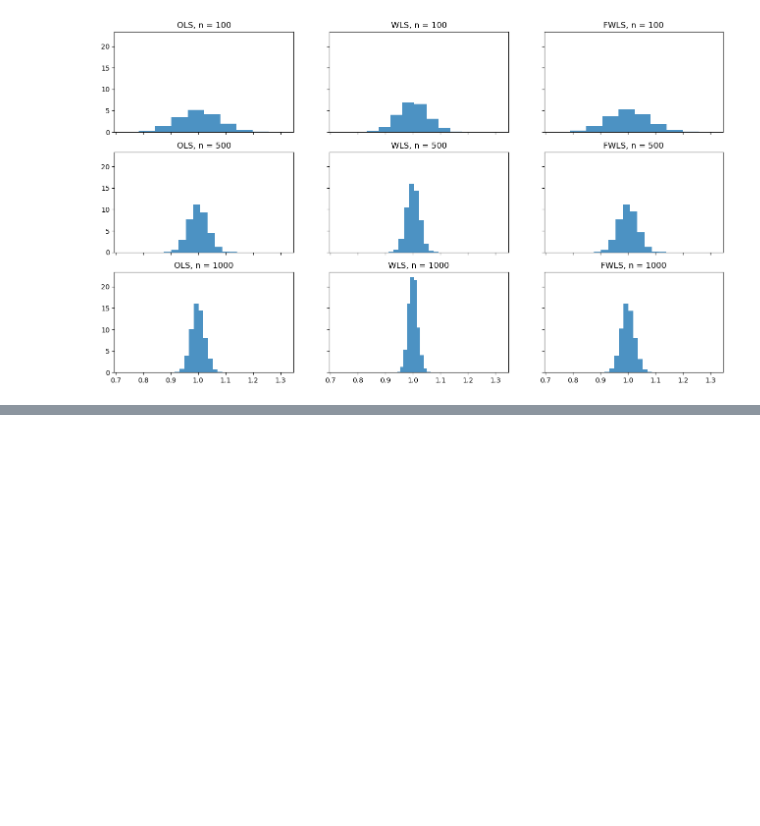
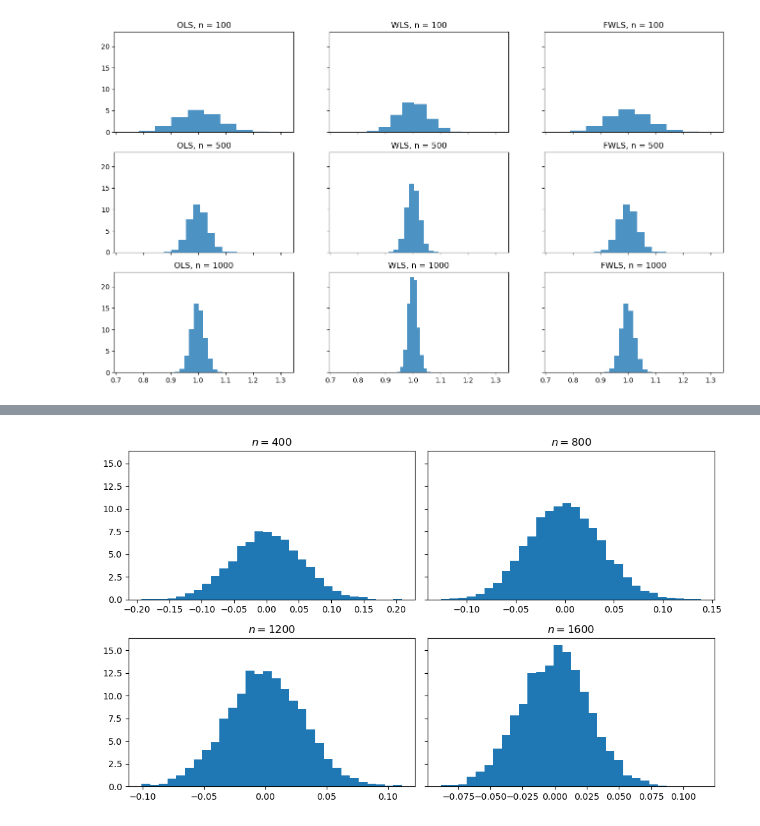
Before and after one commit to BI-DS/GRA-4153, a Jupyter notebook: examples/linreg.ipynb, the cells around one changed output, grey strips where cells are left out. Saved outputs shown, nothing was run; the diff lists cells and outputs as text; code cells hidden in the pictures; blank space fills up the shorter version.

```diff
--- a/examples/linreg.ipynb
+++ b/examples/linreg.ipynb
@@ -217,0 +303,15 @@ var
+# %%
+# Asymptotic normality of the sample mean
+err = out_sample_mean - mu
+
+fig, axes = plt.subplots(2, 2, figsize = (12, 9), sharey=True)
+i = 0
+for ax in axes.flatten():
+    ax.hist(err[:, i], bins = 30, density = True)
+    ax.set_title(r"$n = $" + str(400 * (i+1)))
+    i+= 1
+plt.tight_layout()
+plt.show()
+# fig.savefig("../figures/output/sample_mean_asymp_normal   .pdf")
+# %% [output]
+[figure, added]
```
Also changed, not shown: parts of 5 cells of this notebook.
